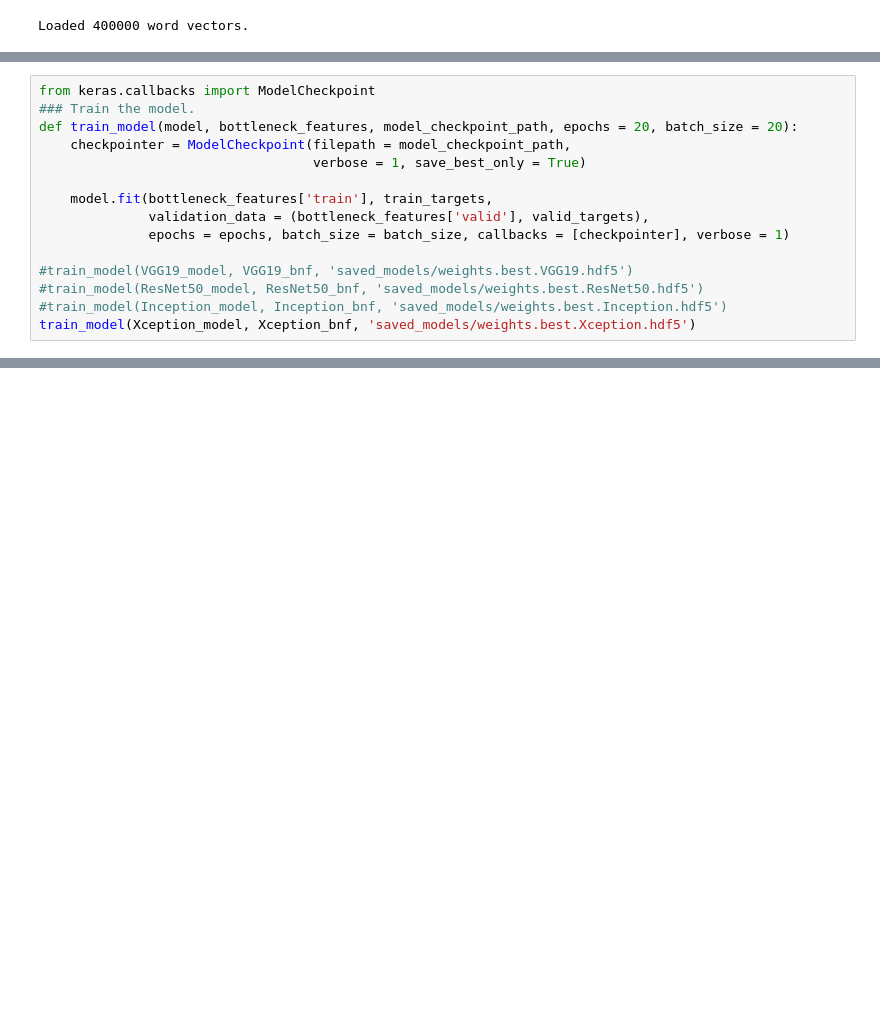
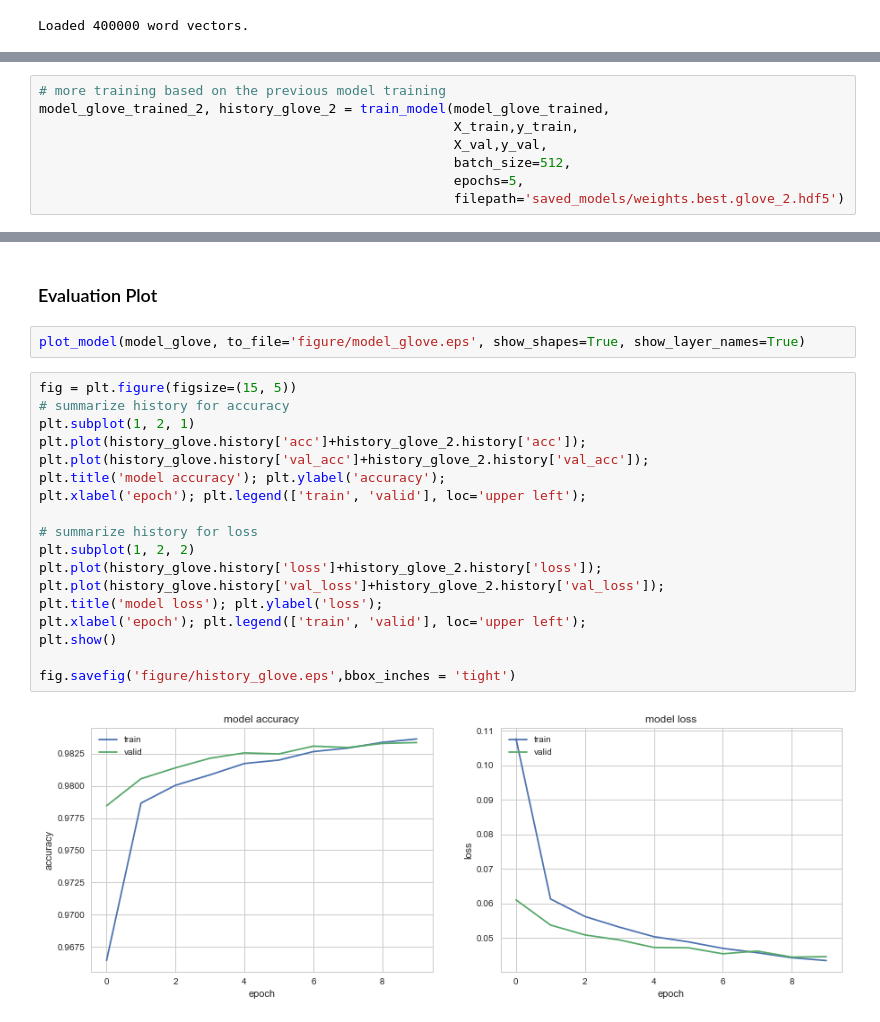
Before and after one commit to ziyaotang/toxic_comment_classification, a Jupyter notebook: toxic_comment_classification.ipynb, the cells around one changed output, grey strips where cells are left out. Cells and saved outputs as stored; diff of their text form; blank space fills up the shorter version.

```diff
--- a/toxic_comment_classification.ipynb
+++ b/toxic_comment_classification.ipynb
@@ -676,15 +742,0 @@ You are welcome to [augment the training data](https://blog.keras.io/building-po
-# %%
-from keras.callbacks import ModelCheckpoint
-### Train the model.
-def train_model(model, bottleneck_features, model_checkpoint_path, epochs = 20, batch_size = 20):
-    checkpointer = ModelCheckpoint(filepath = model_checkpoint_path,
-                                   verbose = 1, save_best_only = True)
-
-    model.fit(bottleneck_features['train'], train_targets,
-              validation_data = (bottleneck_features['valid'], valid_targets),
-              epochs = epochs, batch_size = batch_size, callbacks = [checkpointer], verbose = 1)
-
-#train_model(VGG19_model, VGG19_bnf, 'saved_models/weights.best.VGG19.hdf5')
-#train_model(ResNet50_model, ResNet50_bnf, 'saved_models/weights.best.ResNet50.hdf5')
-#train_model(Inception_model, Inception_bnf, 'saved_models/weights.best.Inception.hdf5')
-train_model(Xception_model, Xception_bnf, 'saved_models/weights.best.Xception.hdf5')
@@ -738,0 +743,8 @@ where `{network}`, in the above filename, should be one of `VGG19`, `Resnet50`,
+# %%
+# more training based on the previous model training
+model_glove_trained_2, history_glove_2 = train_model(model_glove_trained,
+                                                     X_train,y_train,
+                                                     X_val,y_val,
+                                                     batch_size=512,
+                                                     epochs=5,
+                                                     filepath='saved_models/weights.best.glove_2.hdf5')
@@ -738,0 +769,24 @@ where `{network}`, in the above filename, should be one of `VGG19`, `Resnet50`,
+# %% [markdown]
+### Evaluation Plot
+# %%
+plot_model(model_glove, to_file='figure/model_glove.eps', show_shapes=True, show_layer_names=True)
+# %%
+fig = plt.figure(figsize=(15, 5))
+# summarize history for accuracy
+plt.subplot(1, 2, 1)
+plt.plot(history_glove.history['acc']+history_glove_2.history['acc']);
+plt.plot(history_glove.history['val_acc']+history_glove_2.history['val_acc']);
+plt.title('model accuracy'); plt.ylabel('accuracy');
+plt.xlabel('epoch'); plt.legend(['train', 'valid'], loc='upper left');
+
+# summarize history for loss
+plt.subplot(1, 2, 2)
+plt.plot(history_glove.history['loss']+history_glove_2.history['loss']);
+plt.plot(history_glove.history['val_loss']+history_glove_2.history['val_loss']);
+plt.title('model loss'); plt.ylabel('loss');
+plt.xlabel('epoch'); plt.legend(['train', 'valid'], loc='upper left');
+plt.show()
+
+fig.savefig('figure/history_glove.eps',bbox_inches = 'tight')
+# %% [output]
+[figure, added]
```
Also changed, not shown: parts of 82 cells of this notebook.
